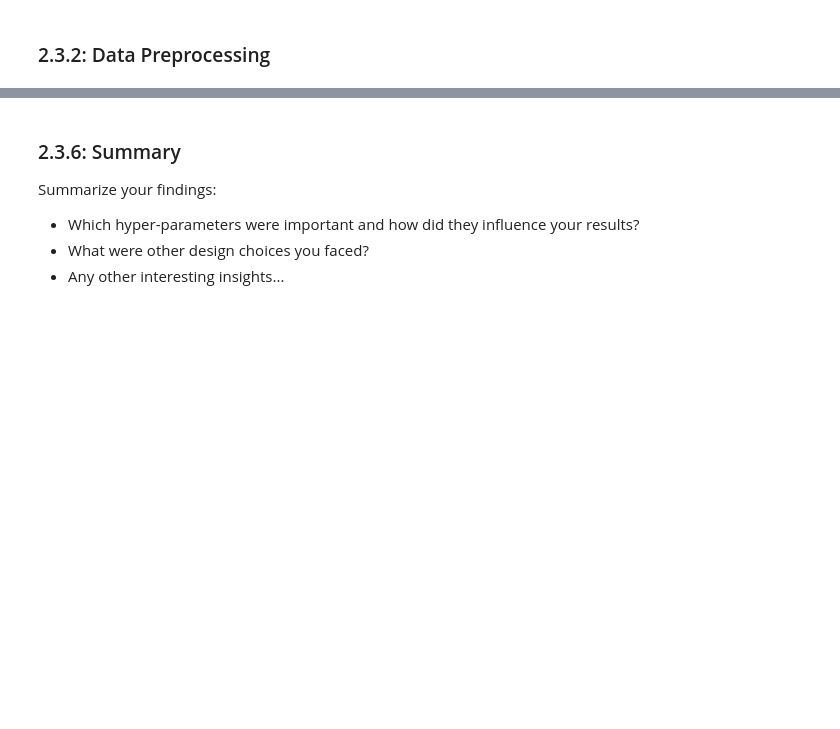
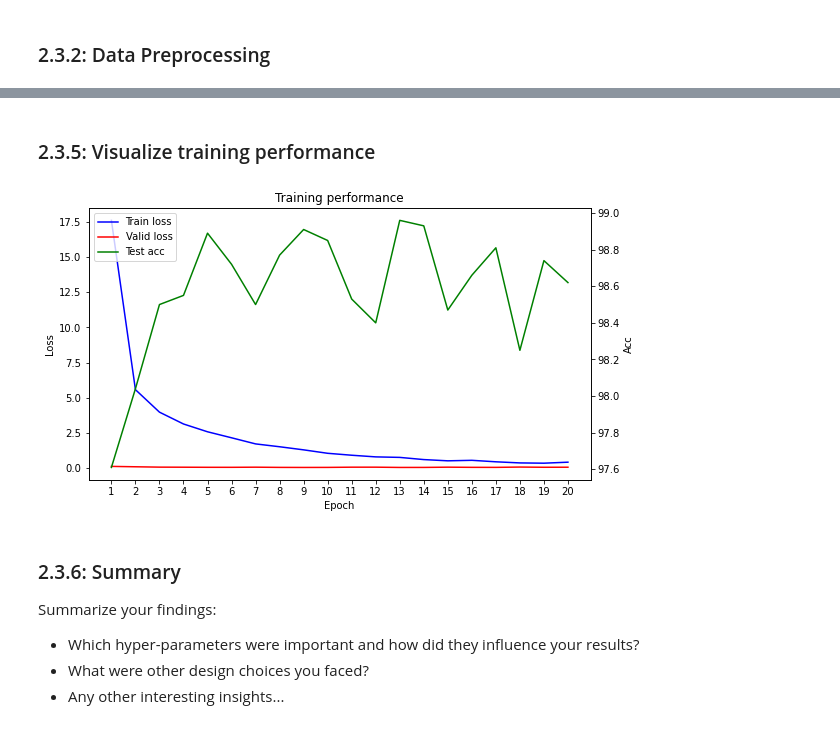
Before and after one commit to sangeet2020/MLCysec-hw, a Jupyter notebook: 2021_10_29_Task_01.ipynb.ipynb, the cells around one changed output, grey strips where cells are left out. Drawn from its saved outputs; the diff is of its cells as text; code cells hidden in the pictures; blank space fills up the shorter version.

```diff
--- a/2021_10_29_Task_01.ipynb.ipynb
+++ b/2021_10_29_Task_01.ipynb.ipynb
@@ -662,6 +692,0 @@ class Net(nn.Module):
-# %%
-def train(args ... # Fill in):
-    #
-    #
-    # ------- Your Code -------
-    #
@@ -712,0 +850,12 @@ Evaluate your model.
+# %%
+# Initialize the model
+start = time.time()
+model = TextClassifier()
+model.to(DEVICE)
+print(model)
+
+# Train and Evaluate the pipeline
+train_loss_list, val_loss_list, test_acc_list = Run().train(model, data, Parameters)
+end = time.time()
+print("*** Training Complete ***")
+print("Training runtime: {:.2f} s".format(end-start))
@@ -713,3 +880,32 @@ Evaluate your model.
+# %% [markdown]
+### 2.3.5: Visualize training performance
+# %%
+## Plotting
+# train loss vs. validation loss vs test acc
+
+fig = plt.figure(figsize=(9,5))
+ax1 = fig.add_subplot(111)
+
+test_accs = [item.cpu().detach().numpy() for item in test_acc_list]
+TrainLoss, = plt.plot(range(Parameters.epochs), train_loss_list,color="blue", label="Train loss")
+ValidLoss, = plt.plot(range(Parameters.epochs), val_loss_list, color="red",  label="Val loss")
+ax1.set_ylabel("Loss")
+
+ax2 = ax1.twinx()
+TestAcc, = plt.plot(range(Parameters.epochs), test_accs,color="green", label="Test acc")
+ax2.set_ylabel('Acc')
+
+ax1.set_xlabel("Epoch")
+plt.legend(
+  [TrainLoss, ValidLoss, TestAcc],
+  ['Train loss','Valid loss','Test acc'],
+  loc=0,
+)
+plt.title('Training performance')
+_ = plt.xticks(range(Parameters.epochs), list(range(1, Parameters.epochs+1)))
+plt.show()
+# %% [output]
+[figure, added]
 # %% [markdown]
 ### 2.3.6: Summary
 
```
Also changed, not shown: parts of 21 cells of this notebook.
